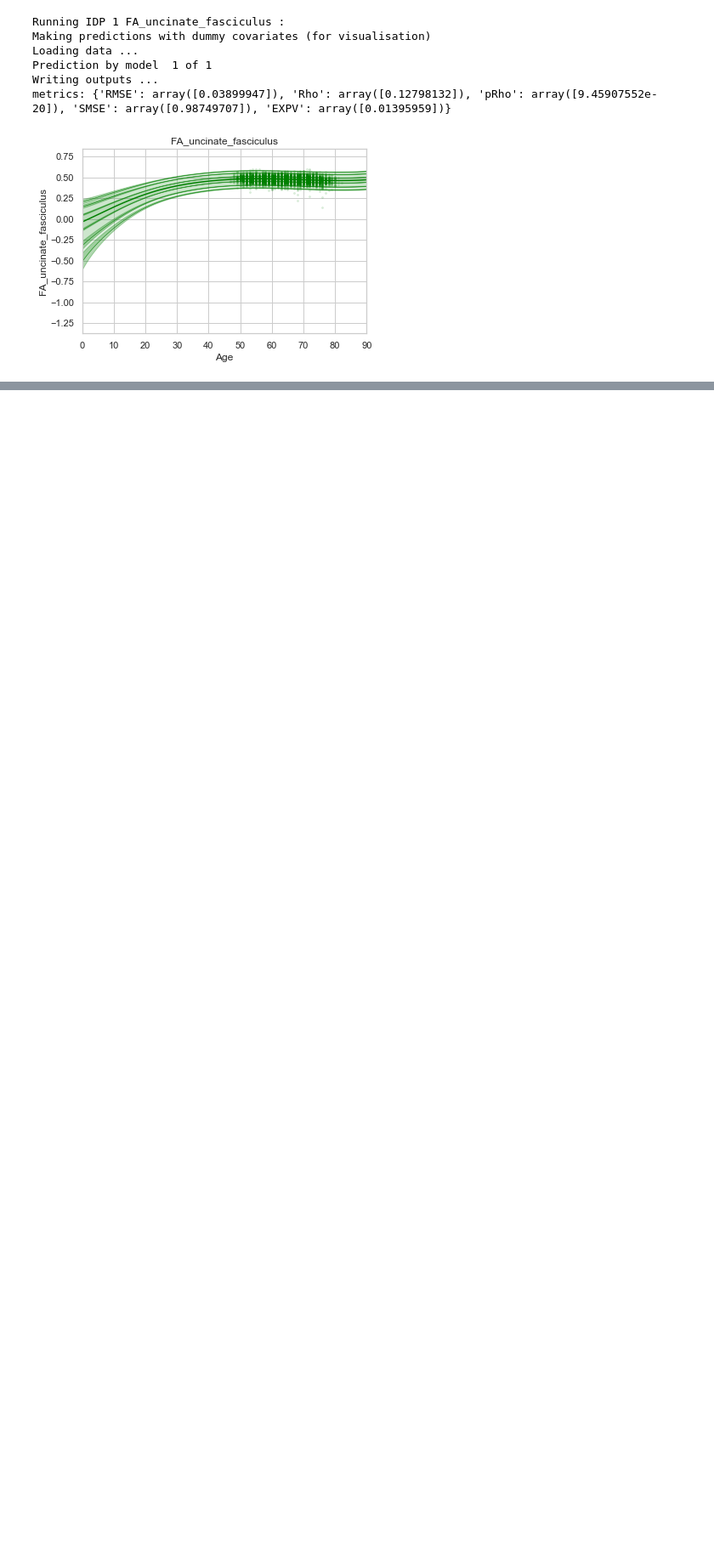
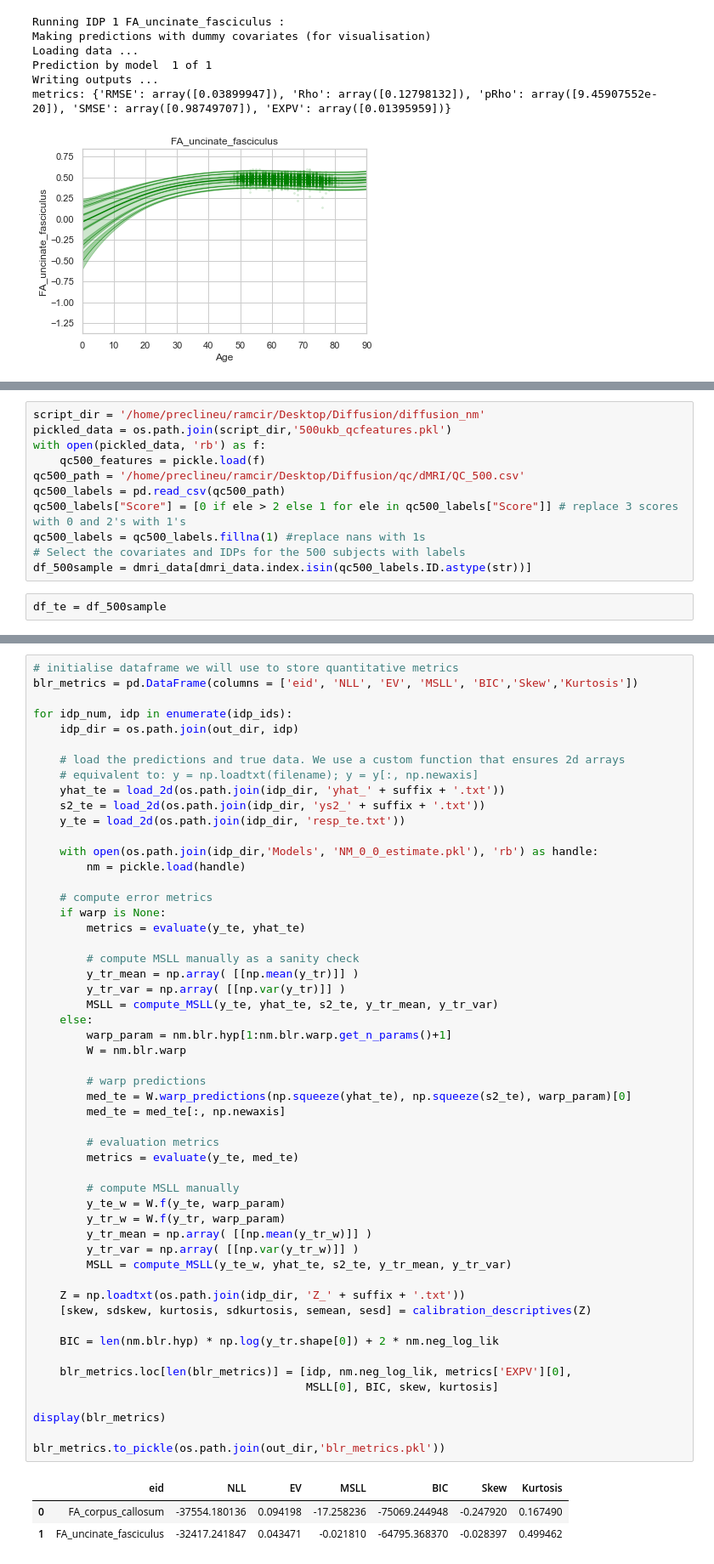
Before and after one commit to ramonacirstian/Diffusion, a Jupyter notebook: nm_basic.ipynb, the cells around one changed output, grey strips where cells are left out. Shown at 85% size. Drawn from its saved outputs; the diff is of its cells as text; blank space fills up the shorter version.

Commit message:
Fit normative model for the labeled sample (500)

```diff
--- a/nm_basic.ipynb
+++ b/nm_basic.ipynb
@@ -537,0 +540,13 @@ metrics: {'RMSE': array([0.03899947]), 'Rho': array([0.12798132]), 'pRho': array
+# %%
+script_dir = '/home/preclineu/ramcir/Desktop/Diffusion/diffusion_nm'
+pickled_data = os.path.join(script_dir,'500ukb_qcfeatures.pkl')
+with open(pickled_data, 'rb') as f:
+    qc500_features = pickle.load(f)
+qc500_path = '/home/preclineu/ramcir/Desktop/Diffusion/qc/dMRI/QC_500.csv'
+qc500_labels = pd.read_csv(qc500_path)
+qc500_labels["Score"] = [0 if ele > 2 else 1 for ele in qc500_labels["Score"]] # replace 3 scores with 0 and 2's with 1's
+qc500_labels = qc500_labels.fillna(1) #replace nans with 1s
+# Select the covariates and IDPs for the 500 subjects with labels
+df_500sample = dmri_data[dmri_data.index.isin(qc500_labels.ID.astype(str))]
+# %%
+df_te = df_500sample
@@ -537,0 +635,57 @@ metrics: {'RMSE': array([0.03899947]), 'Rho': array([0.12798132]), 'pRho': array
+# %%
+# initialise dataframe we will use to store quantitative metrics
+blr_metrics = pd.DataFrame(columns = ['eid', 'NLL', 'EV', 'MSLL', 'BIC','Skew','Kurtosis'])
+
+for idp_num, idp in enumerate(idp_ids):
+    idp_dir = os.path.join(out_dir, idp)
+
+    # load the predictions and true data. We use a custom function that ensures 2d arrays
+    # equivalent to: y = np.loadtxt(filename); y = y[:, np.newaxis]
+    yhat_te = load_2d(os.path.join(idp_dir, 'yhat_' + suffix + '.txt'))
+    s2_te = load_2d(os.path.join(idp_dir, 'ys2_' + suffix + '.txt'))
+    y_te = load_2d(os.path.join(idp_dir, 'resp_te.txt'))
+
+    with open(os.path.join(idp_dir,'Models', 'NM_0_0_estimate.pkl'), 'rb') as handle:
+        nm = pickle.load(handle)
+
+    # compute error metrics
+    if warp is None:
+        metrics = evaluate(y_te, yhat_te)
+
+        # compute MSLL manually as a sanity check
+        y_tr_mean = np.array( [[np.mean(y_tr)]] )
+        y_tr_var = np.array( [[np.var(y_tr)]] )
+        MSLL = compute_MSLL(y_te, yhat_te, s2_te, y_tr_mean, y_tr_var)
+    else:
+        warp_param = nm.blr.hyp[1:nm.blr.warp.get_n_params()+1]
+        W = nm.blr.warp
+
+        # warp predictions
+        med_te = W.warp_predictions(np.squeeze(yhat_te), np.squeeze(s2_te), warp_param)[0]
+        med_te = med_te[:, np.newaxis]
+
+        # evaluation metrics
+        metrics = evaluate(y_te, med_te)
+
+        # compute MSLL manually
+        y_te_w = W.f(y_te, warp_param)
+        y_tr_w = W.f(y_tr, warp_param)
+        y_tr_mean = np.array( [[np.mean(y_tr_w)]] )
+        y_tr_var = np.array( [[np.var(y_tr_w)]] )
+        MSLL = compute_MSLL(y_te_w, yhat_te, s2_te, y_tr_mean, y_tr_var)
+
+    Z = np.loadtxt(os.path.join(idp_dir, 'Z_' + suffix + '.txt'))
+    [skew, sdskew, kurtosis, sdkurtosis, semean, sesd] = calibration_descriptives(Z)
+
+    BIC = len(nm.blr.hyp) * np.log(y_tr.shape[0]) + 2 * nm.neg_log_lik
+
+    blr_metrics.loc[len(blr_metrics)] = [idp, nm.neg_log_lik, metrics['EXPV'][0],
+                                         MSLL[0], BIC, skew, kurtosis]
+
+display(blr_metrics)
+
+blr_metrics.to_pickle(os.path.join(out_dir,'blr_metrics.pkl'))
+# %% [output]
+|  | eid | NLL | EV | MSLL | BIC | Skew | Kurtosis |
+| 0 | FA_corpus_callosum | -37554.180136 | 0.094198 | -17.258236 | -75069.244948 | -0.247920 | 0.167490 |
+| 1 | FA_uncinate_fasciculus | -32417.241847 | 0.043471 | -0.021810 | -64795.368370 | -0.028397 | 0.499462 |
```
Also changed, not shown: parts of 10 cells of this notebook.
